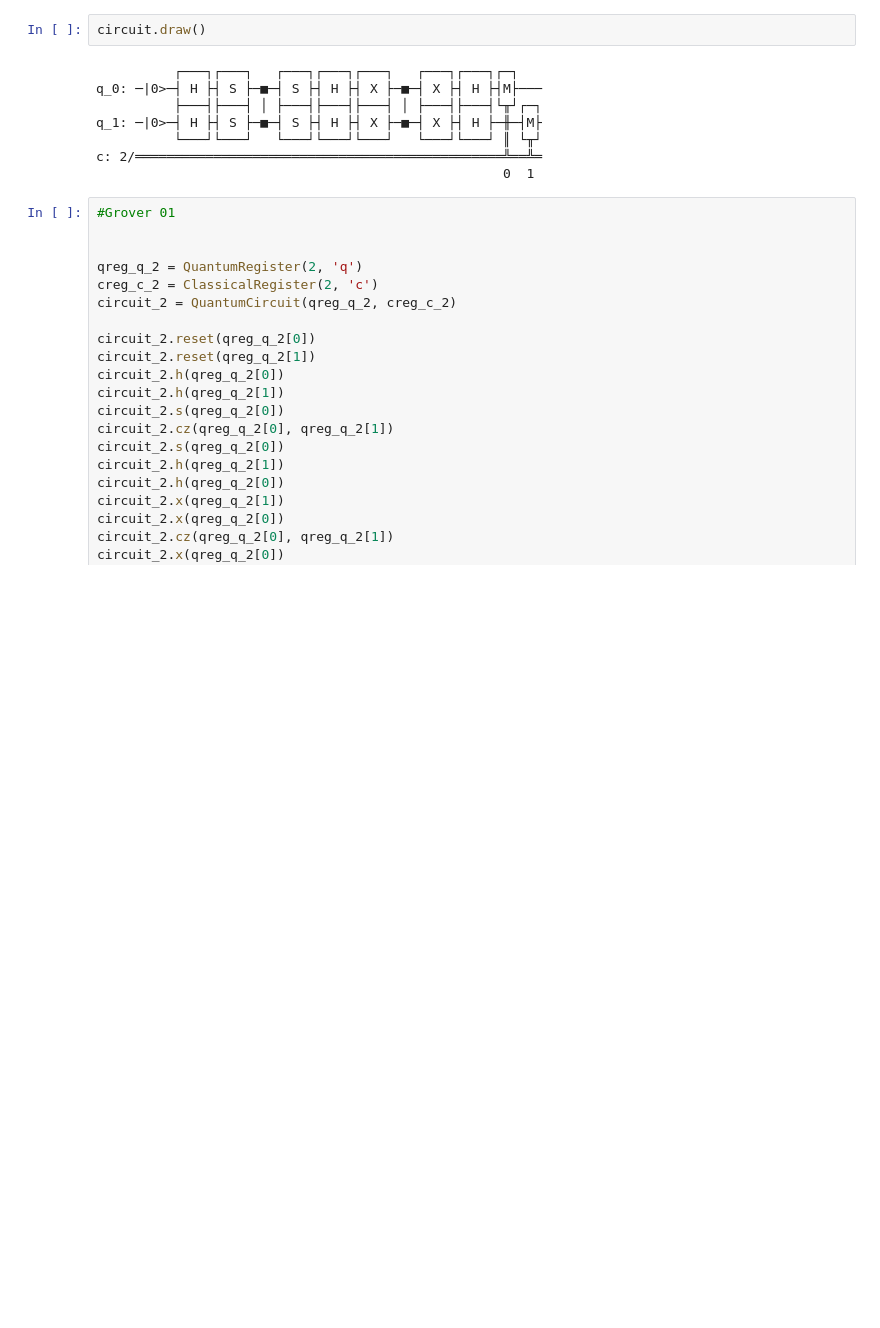
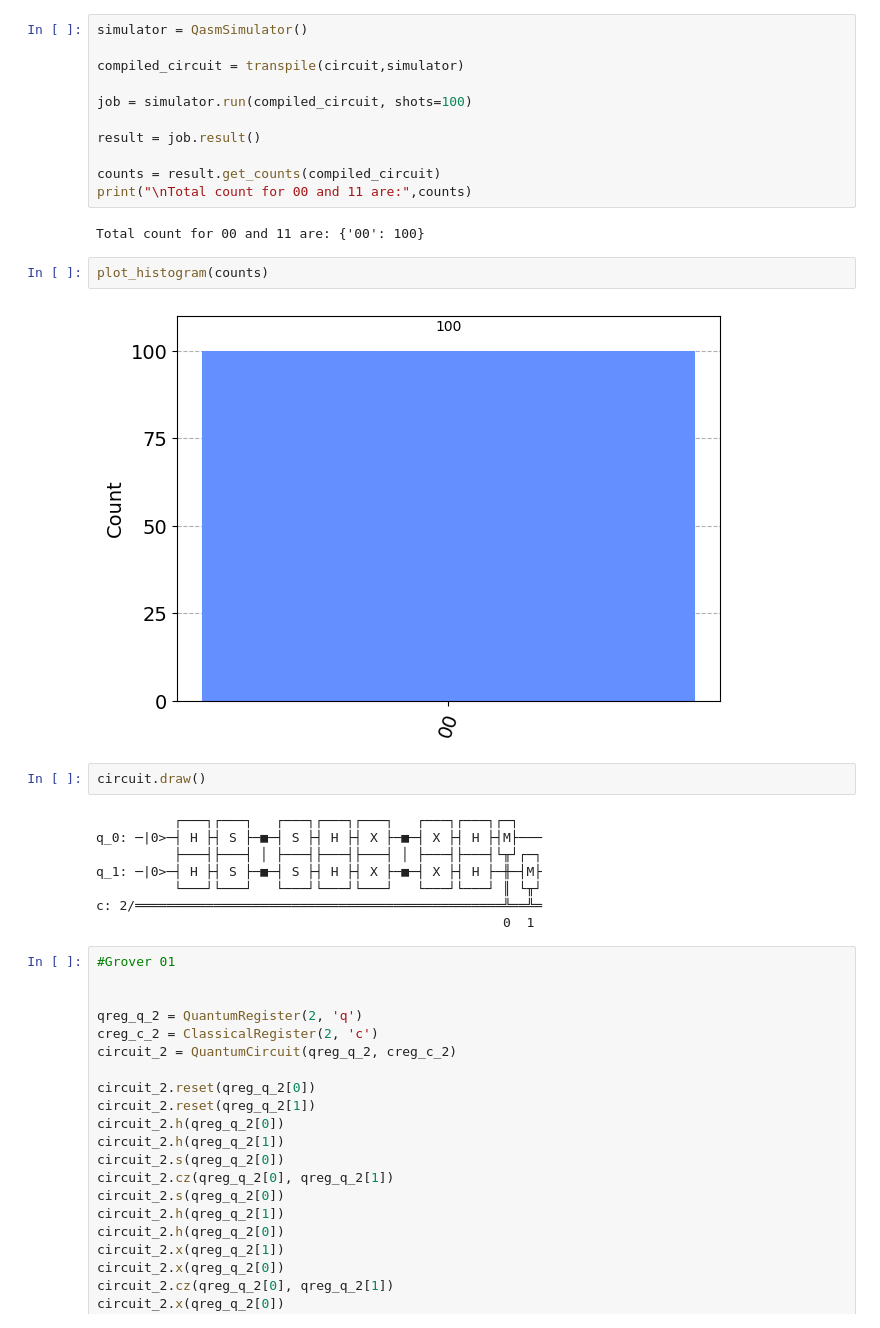
Before and after one commit to JohKemPo/QuantumComputing, a Jupyter notebook: groover.ipynb, the cells around one changed output. Cells and saved outputs as stored; diff of their text form; blank space fills up the shorter version.

```diff
--- a/groover.ipynb
+++ b/groover.ipynb
@@ -35,3 +63,20 @@ circuit.measure(qreg_q[1], creg_c[1])
+# %%
+simulator = QasmSimulator()
+
+compiled_circuit = transpile(circuit,simulator)
+
+job = simulator.run(compiled_circuit, shots=100)
+
+result = job.result()
+
+counts = result.get_counts(compiled_circuit)
+print("\nTotal count for 00 and 11 are:",counts)
+# %% [output]
+Total count for 00 and 11 are: {'00': 100}
+# %%
+plot_histogram(counts)
+# %% [output]
+[figure, added]
 # %%
 circuit.draw()
 # %% [output]
```
Also changed, not shown: parts of 2 cells of this notebook.
